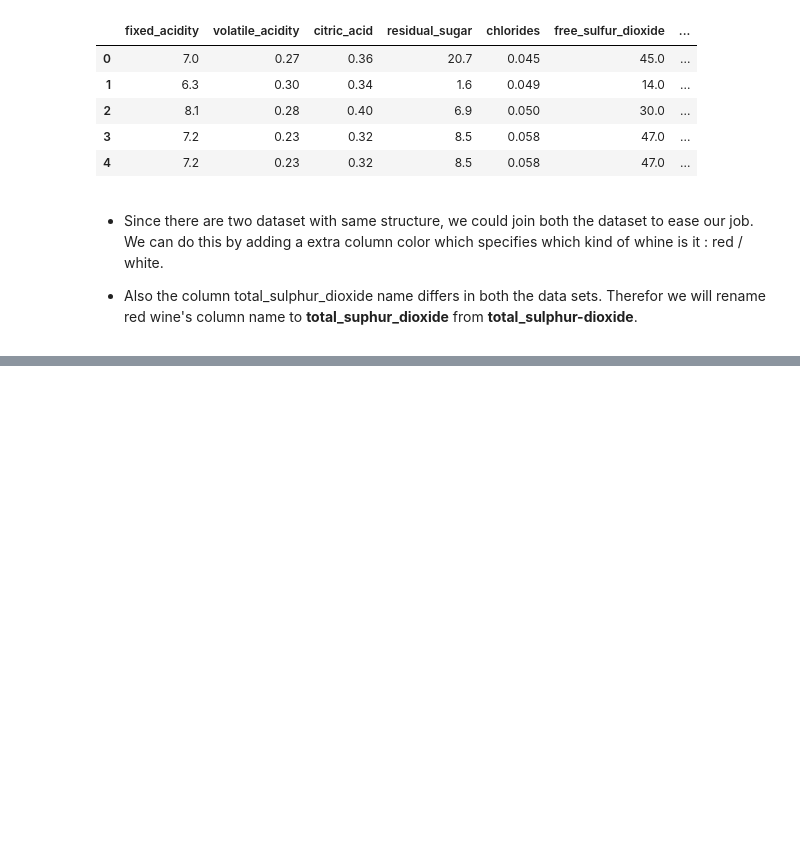
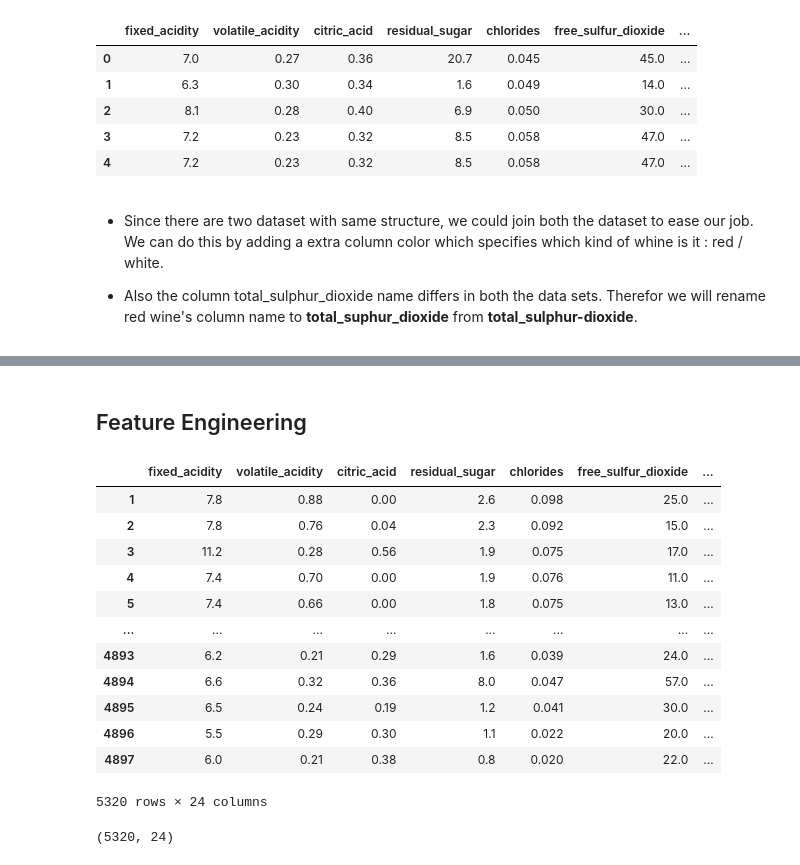
Before and after one commit to 0xNILADRI/wine_quality, a Jupyter notebook: wine_quality.ipynb, the cells around one changed output, grey strips where cells are left out. Saved outputs shown, nothing was run; the diff lists cells and outputs as text; code cells hidden in the pictures; blank space fills up the shorter version.

```diff
--- a/wine_quality.ipynb
+++ b/wine_quality.ipynb
@@ -88,0 +157,2 @@ data_wine.shape
+# %% [markdown]
+## Feature Engineering
@@ -88,0 +202,20 @@ data_wine.shape
+# %%
+data_wine
+# %% [output]
+|  | fixed_acidity | volatile_acidity | citric_acid | residual_sugar | chlorides | free_sulfur_dioxide | ... |
+| 1 | 7.8 | 0.88 | 0.00 | 2.6 | 0.098 | 25.0 | ... |
+| 2 | 7.8 | 0.76 | 0.04 | 2.3 | 0.092 | 15.0 | ... |
+| 3 | 11.2 | 0.28 | 0.56 | 1.9 | 0.075 | 17.0 | ... |
+| 4 | 7.4 | 0.70 | 0.00 | 1.9 | 0.076 | 11.0 | ... |
+| 5 | 7.4 | 0.66 | 0.00 | 1.8 | 0.075 | 13.0 | ... |
+| ... | ... | ... | ... | ... | ... | ... | ... |
+| 4893 | 6.2 | 0.21 | 0.29 | 1.6 | 0.039 | 24.0 | ... |
+| 4894 | 6.6 | 0.32 | 0.36 | 8.0 | 0.047 | 57.0 | ... |
+| 4895 | 6.5 | 0.24 | 0.19 | 1.2 | 0.041 | 30.0 | ... |
+| 4896 | 5.5 | 0.29 | 0.30 | 1.1 | 0.022 | 20.0 | ... |
+| 4897 | 6.0 | 0.21 | 0.38 | 0.8 | 0.020 | 22.0 | ... |
+5320 rows × 24 columns
+# %%
+data_wine.shape
+# %% [output]
+(5320, 24)
```
Also changed, not shown: parts of 12 cells of this notebook.
